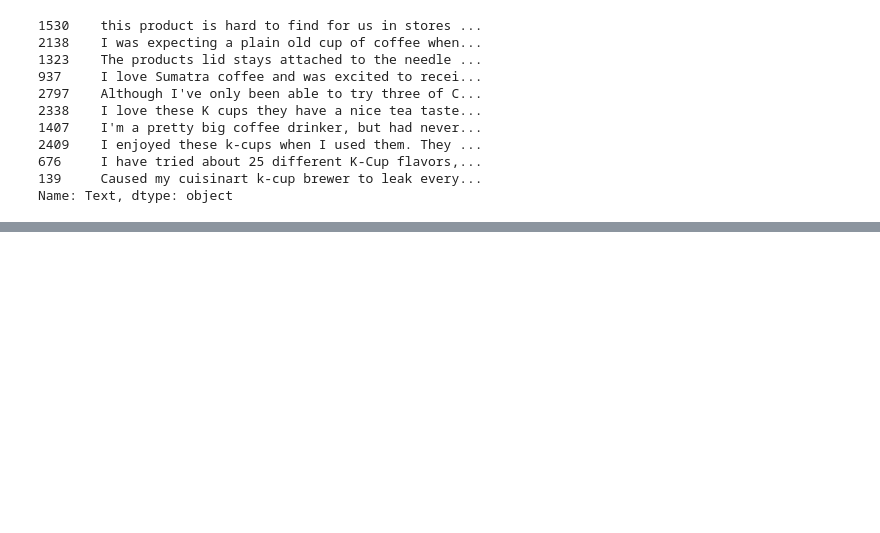
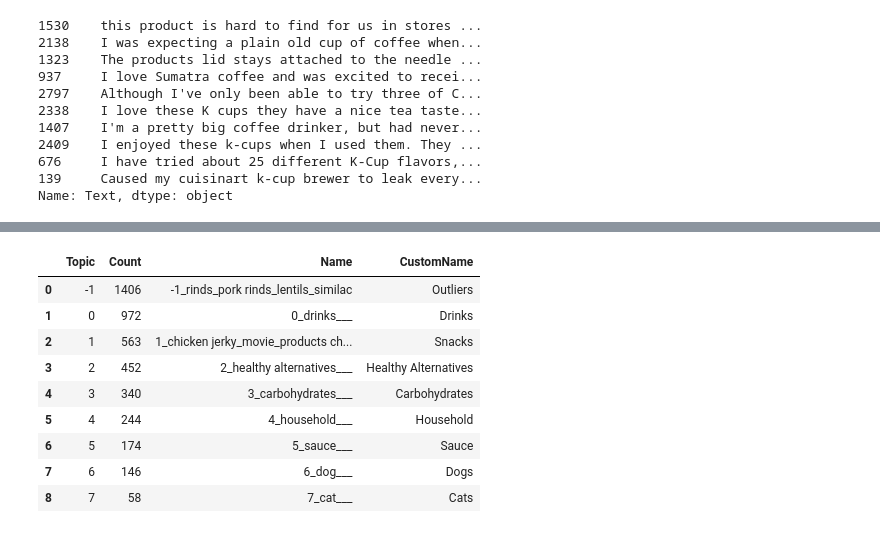
Before and after one commit to JiaJun98/DSA4263_DSApes, a Jupyter notebook: topic_modelling/bert/bertopic.ipynb, the cells around one changed output, grey strips where cells are left out. Saved outputs shown, nothing was run; the diff lists cells and outputs as text; code cells hidden in the pictures; blank space fills up the shorter version.

Commit message:
Added zeroshot/separate BERTopic_model from train

```diff
--- a/topic_modelling/bert/bertopic.ipynb
+++ b/topic_modelling/bert/bertopic.ipynb
@@ -140,5 +26,12 @@ class BERTopic_model(BaseModel):
 # %%
 df = pd.read_csv('../../data/reviews.csv')
 train, test = create_datasets(df)
+# %%
+candidate_topics = ['drinks', 'cat', 'dog', 'carbohydrates', 'chocolate', 'snacks', 'healthy alternatives', 'household', 'family', 'sauce', 'condiments']
+representation_model = ZeroShotClassification(candidate_topics, model="facebook/bart-large-mnli", min_prob = 0.5)
+
+# Use the representation model in BERTopic on top of the default pipeline
+topic_model = BERTopic(representation_model=representation_model)
+topics, _ = topic_model.fit_transform(train.text)
 # %%
 miniLM_model = BERTopic_model()
@@ -226,7 +146,7 @@ miniLM_model.topic_model.set_topic_labels({
 13: 'Consumable Oil',
 14: 'Soup'})
 # %%
-test_label = miniLM_model.predict(test)
+test_label = model.predict(test)
 labeled_test = pd.DataFrame({'Text': test.text,'Label':test_label[0]})
-lab = miniLM_model.topic_model.get_topic_info().loc[:,['Topic', 'CustomName']]
+lab = model.topic_model.get_topic_info().loc[:,['Topic', 'CustomName']]
 labeled_test = labeled_test.merge(lab, how='left', left_on='Label', right_on='Topic')
@@ -249,4 +170,4 @@ labeled_test
 # %%
 out=labeled_test.loc[labeled_test['Label']==-1].sample(n=10, random_state= 4263)
-for i in range(19):
-    out = out.append(labeled_test.loc[labeled_test['Label']==i].sample(n=10, replace=True, random_state= 4263))
+for i in range(8):
+    out = out.append(labeled_test.loc[labeled_test['Label']==i].sample(n=10, replace=False, random_state= 4263))
@@ -268,0 +259,13 @@ out
+# %%
+model.topic_model.get_topic_info()
+# %% [output]
+|  | Topic | Count | Name | CustomName |
+| 0 | -1 | 1406 | -1_rinds_pork rinds_lentils_similac | Outliers |
+| 1 | 0 | 972 | 0_drinks___ | Drinks |
+| 2 | 1 | 563 | 1_chicken jerky_movie_products ch... | Snacks |
+| 3 | 2 | 452 | 2_healthy alternatives___ | Healthy Alternatives |
+| 4 | 3 | 340 | 3_carbohydrates___ | Carbohydrates |
+| 5 | 4 | 244 | 4_household___ | Household |
+| 6 | 5 | 174 | 5_sauce___ | Sauce |
+| 7 | 6 | 146 | 6_dog___ | Dogs |
+| 8 | 7 | 58 | 7_cat___ | Cats |
```
Also changed, not shown: parts of 19 cells of this notebook, 8 other files.
